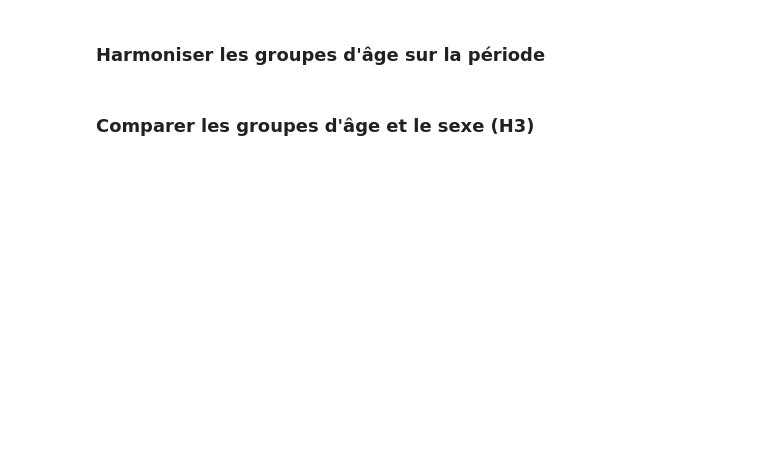
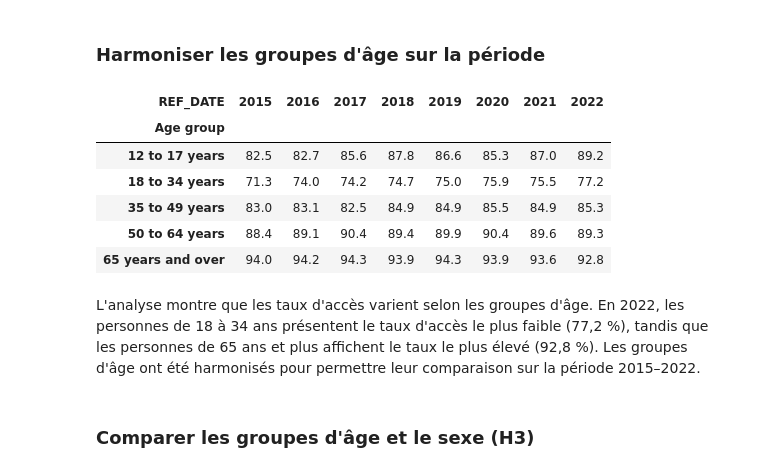
Before and after one commit to abdn-fz/canada-healthcare-access-analysis, a Jupyter notebook: notebooks/eda_healthcare_access.ipynb, the cells around one changed output. Cells and saved outputs as stored; diff of their text form; code cells hidden in the pictures; blank space fills up the shorter version.

```diff
--- a/notebooks/eda_healthcare_access.ipynb
+++ b/notebooks/eda_healthcare_access.ipynb
@@ -1166,4 +1186,37 @@ plt.show()
 # %% [markdown]
 ### Harmoniser les groupes d'âge sur la période
+# %%
+
+# Sélectionner les données nationales par âge
+
+df_age_demo = df_demo[
+    (df_demo["GEO"] == REF_GEO_DEMO) &
+    (df_demo["Sex"] == "Both sexes") &
+    (df_demo["Age group"].isin(GROUPES_AGE_DEMO))
+].copy()
+
+# Construire le tableau âge x année
+matrice_age_annee = df_age_demo.pivot(
+    index="Age group",
+    columns="REF_DATE",
+    values="val_percent"
+)
+
+# Classer les groupes d'âge dans l'ordre
+matrice_age_annee = matrice_age_annee.reindex(
+    GROUPES_AGE_DEMO
+)
+
+display(matrice_age_annee)
+# %% [output]
+| REF_DATE | 2015 | 2016 | 2017 | 2018 | 2019 | 2020 | 2021 | 2022 |
+| Age group |  |  |  |  |  |  |  |  |
+| 12 to 17 years | 82.5 | 82.7 | 85.6 | 87.8 | 86.6 | 85.3 | 87.0 | 89.2 |
+| 18 to 34 years | 71.3 | 74.0 | 74.2 | 74.7 | 75.0 | 75.9 | 75.5 | 77.2 |
+| 35 to 49 years | 83.0 | 83.1 | 82.5 | 84.9 | 84.9 | 85.5 | 84.9 | 85.3 |
+| 50 to 64 years | 88.4 | 89.1 | 90.4 | 89.4 | 89.9 | 90.4 | 89.6 | 89.3 |
+| 65 years and over | 94.0 | 94.2 | 94.3 | 93.9 | 94.3 | 93.9 | 93.6 | 92.8 |
+# %% [markdown]
+L'analyse montre que les taux d'accès varient selon les groupes d'âge. En 2022, les personnes de 18 à 34 ans présentent le taux d'accès le plus faible (77,2 %), tandis que les personnes de 65 ans et plus affichent le taux le plus élevé (92,8 %). Les groupes d'âge ont été harmonisés pour permettre leur comparaison sur la période 2015–2022.
 # %% [markdown]
 ### Comparer les groupes d'âge et le sexe (H3)
```
Also changed, not shown: parts of 18 cells of this notebook.
